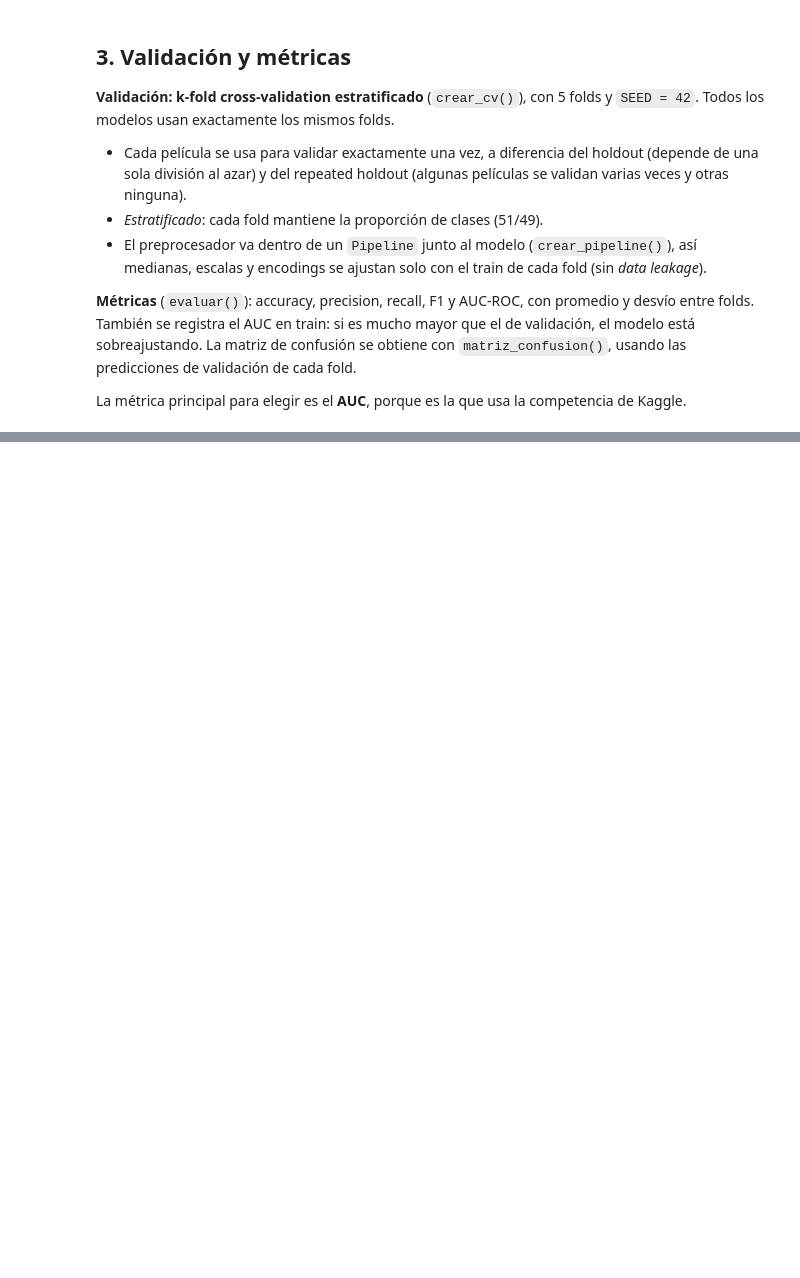
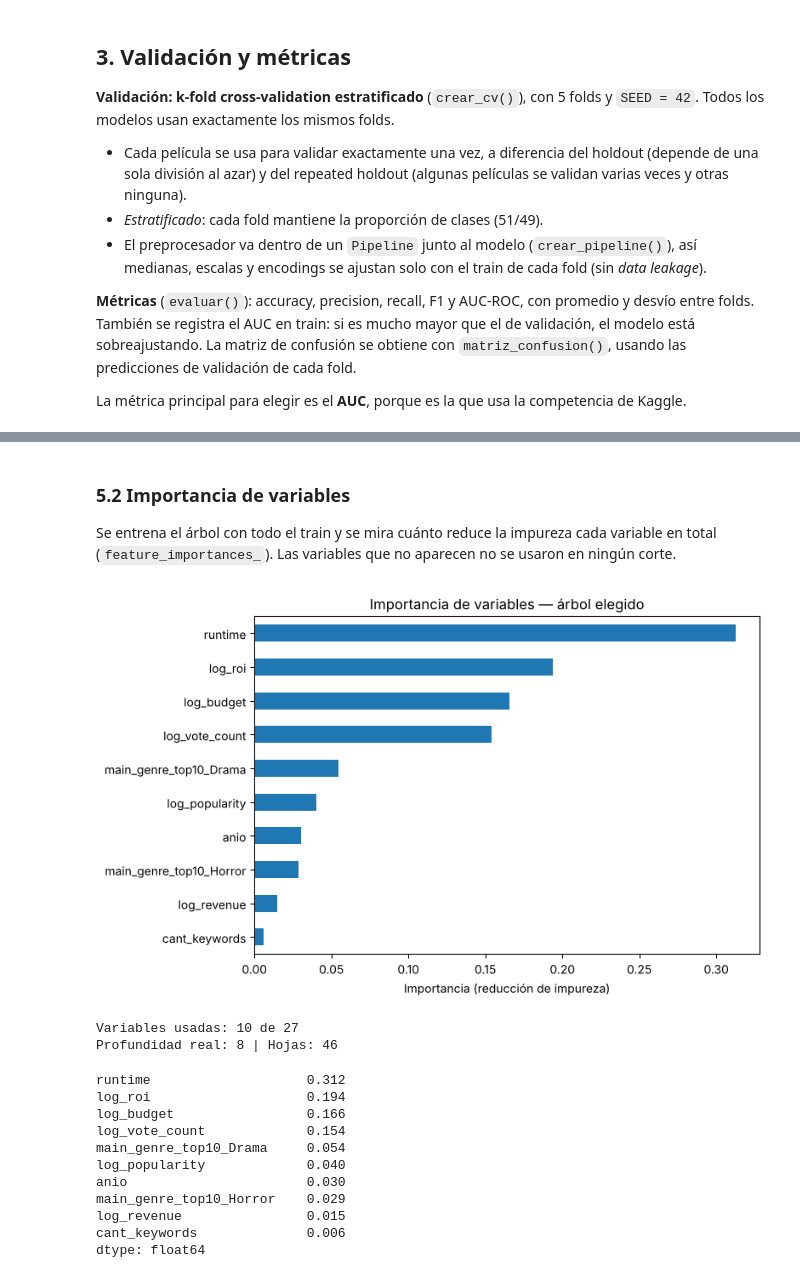
Before and after one commit to juanmareolon/OBL_ML, a Jupyter notebook: Arbol_Clasificacion.ipynb, the cells around one changed output, grey strips where cells are left out. Saved outputs shown, nothing was run; the diff lists cells and outputs as text; code cells hidden in the pictures; blank space fills up the shorter version.

```diff
--- a/Arbol_Clasificacion.ipynb
+++ b/Arbol_Clasificacion.ipynb
@@ -77,0 +269,37 @@ La métrica principal para elegir es el **AUC**, porque es la que usa la compete
+# %% [markdown]
+### 5.2 Importancia de variables
+
+Se entrena el árbol con todo el train y se mira cuánto reduce la impureza cada variable en total (`feature_importances_`). Las variables que no aparecen no se usaron en ningún corte.
+# %%
+pipe_mejor = entrenar(mejor_arbol, X, y)
+nombres = pipe_mejor.named_steps['prep'].get_feature_names_out()
+importancias = (pd.Series(pipe_mejor.named_steps['modelo'].feature_importances_, index=nombres)
+                .sort_values(ascending=False))
+
+top = importancias[importancias > 0].head(15)
+fig, ax = plt.subplots(figsize=(8, 5))
+top.sort_values().plot.barh(ax=ax)
+ax.set_title('Importancia de variables — árbol elegido')
+ax.set_xlabel('Importancia (reducción de impureza)')
+plt.tight_layout()
+plt.show()
+
+print(f'Variables usadas: {(importancias > 0).sum()} de {len(importancias)}')
+print(f'Profundidad real: {pipe_mejor.named_steps["modelo"].get_depth()} | '
+      f'Hojas: {pipe_mejor.named_steps["modelo"].get_n_leaves()}')
+importancias.head(10).round(3)
+# %% [output]
+[figure, added]
+Variables usadas: 10 de 27
+Profundidad real: 8 | Hojas: 46
+runtime                    0.312
+log_roi                    0.194
+log_budget                 0.166
+log_vote_count             0.154
+main_genre_top10_Drama     0.054
+log_popularity             0.040
+anio                       0.030
+main_genre_top10_Horror    0.029
+log_revenue                0.015
+cant_keywords              0.006
+dtype: float64
```
Also changed, not shown: parts of 27 cells of this notebook, 4 other files.
